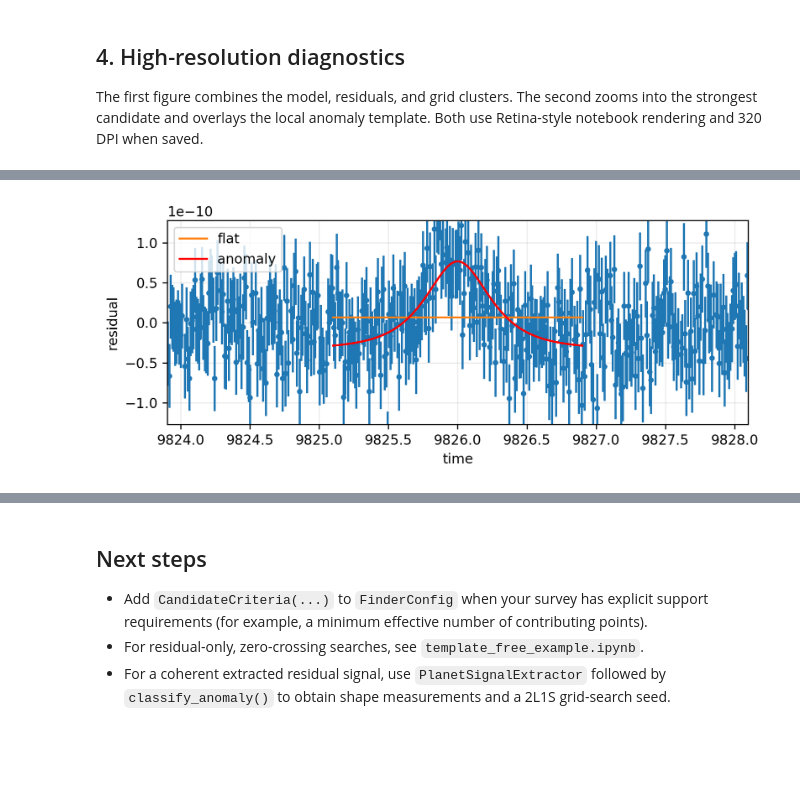
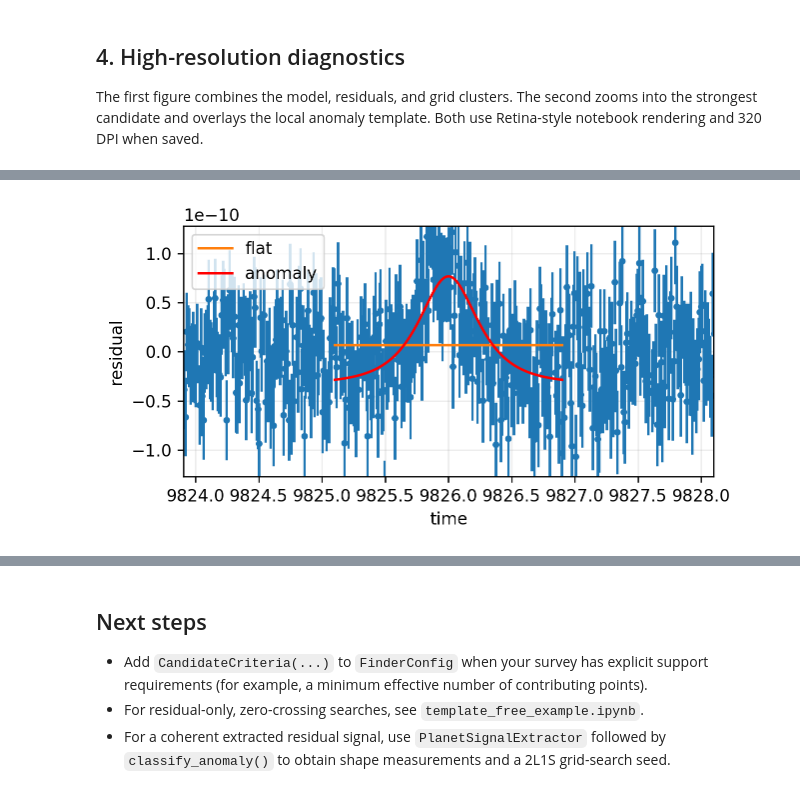
Before and after one commit to NunotaKansuke/jacscanomaly, a Jupyter notebook: example/template_scan_example.ipynb, the cells around one changed output, grey strips where cells are left out. Cells and saved outputs as stored; diff of their text form; code cells hidden in the pictures; blank space fills up the shorter version.

```diff
--- a/example/template_scan_example.ipynb
+++ b/example/template_scan_example.ipynb
@@ -25,7 +25,7 @@ except ImportError:  # also works when run outside Jupyter
 plt.rcParams.update({
     "figure.dpi": 120,
     "savefig.dpi": 320,
-    "figure.figsize": (7, 4.8),
+    "figure.figsize": (5.5, 6),
     "axes.grid": True,
     "grid.alpha": 0.25,
 })
@@ -119,7 +119,7 @@ The first figure combines the model, residuals, and grid clusters. The second zo
 # %%
 fig, axes = finder.plot_result(
     show=False,
-    figsize=(7, 4.8),
+    figsize=(5.5, 6),
     show_anomaly_window=True,
     model_base_points=256,
 )
@@ -133,10 +133,10 @@ plt.show()
 # %%
 if result.best is not None:
     fig, ax = finder.plot_anomaly_window(show=False, a=7.0)
-    fig.set_size_inches(7, 3.0)
+    fig.set_size_inches(5.5, 3.0)
     fig.tight_layout()
     plt.show()
 
 print(f"Notebook elapsed time: {perf_counter() - notebook_started:.2f} s")
 # %% [output]
-[figure, old version]
+[figure, new version]
```
Also changed, not shown: parts of 2 cells of this notebook.
